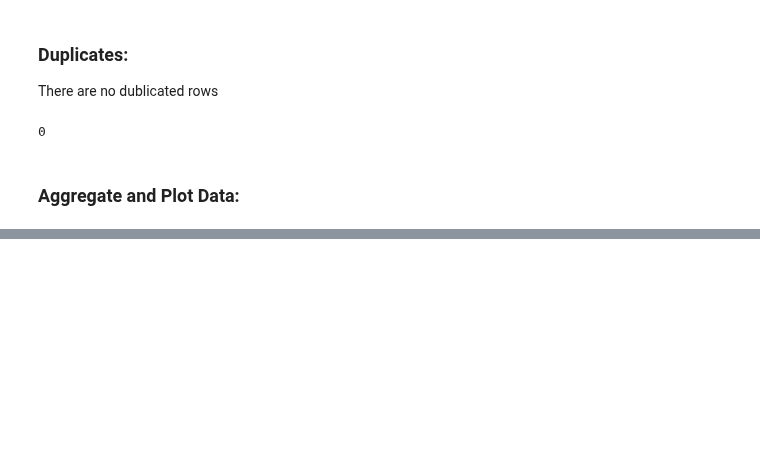
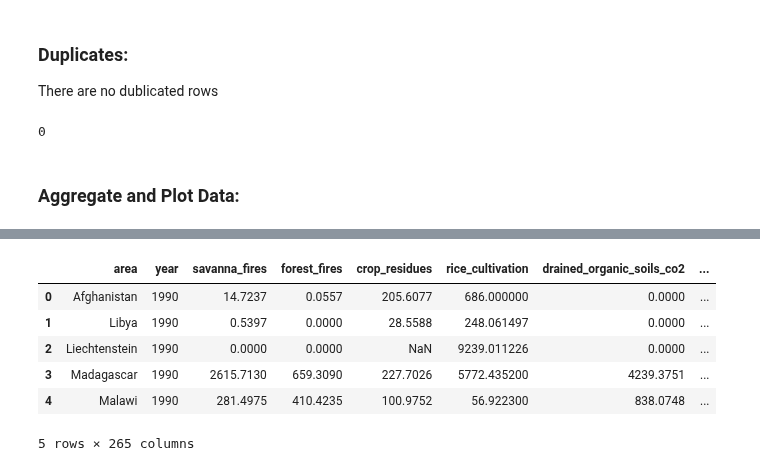
Before and after one commit to fayesimone/agriculture_emissions_prediction, a Jupyter notebook: EDA.ipynb, the cells around one changed output, grey strips where cells are left out. Saved outputs shown, nothing was run; the diff lists cells and outputs as text; code cells hidden in the pictures; blank space fills up the shorter version.

```diff
--- a/EDA.ipynb
+++ b/EDA.ipynb
@@ -130,0 +175,7 @@ plt.show()
+# %%
+tss = TimeSeriesSplit(n_splits = 3)
+X = ag_data.drop(labels=['average_temperature_°c'], axis=1)
+y = ag_data['average_temperature_°c']
+# %%
+X_train, X_val, X_test = X.iloc[:4876], X.iloc[4876:6269], X.iloc[6269:]
+y_train, y_val, y_test = y.iloc[:4876], y.iloc[4876:6269], y.iloc[6269:]
@@ -130,0 +198,10 @@ plt.show()
+# %%
+X_train.head()
+# %% [output]
+|  | area | year | savanna_fires | forest_fires | crop_residues | rice_cultivation | drained_organic_soils_co2 | ... |
+| 0 | Afghanistan | 1990 | 14.7237 | 0.0557 | 205.6077 | 686.000000 | 0.0000 | ... |
+| 1 | Libya | 1990 | 0.5397 | 0.0000 | 28.5588 | 248.061497 | 0.0000 | ... |
+| 2 | Liechtenstein | 1990 | 0.0000 | 0.0000 | NaN | 9239.011226 | 0.0000 | ... |
+| 3 | Madagascar | 1990 | 2615.7130 | 659.3090 | 227.7026 | 5772.435200 | 4239.3751 | ... |
+| 4 | Malawi | 1990 | 281.4975 | 410.4235 | 100.9752 | 56.922300 | 838.0748 | ... |
+5 rows × 265 columns
```
Also changed, not shown: parts of 11 cells of this notebook.
